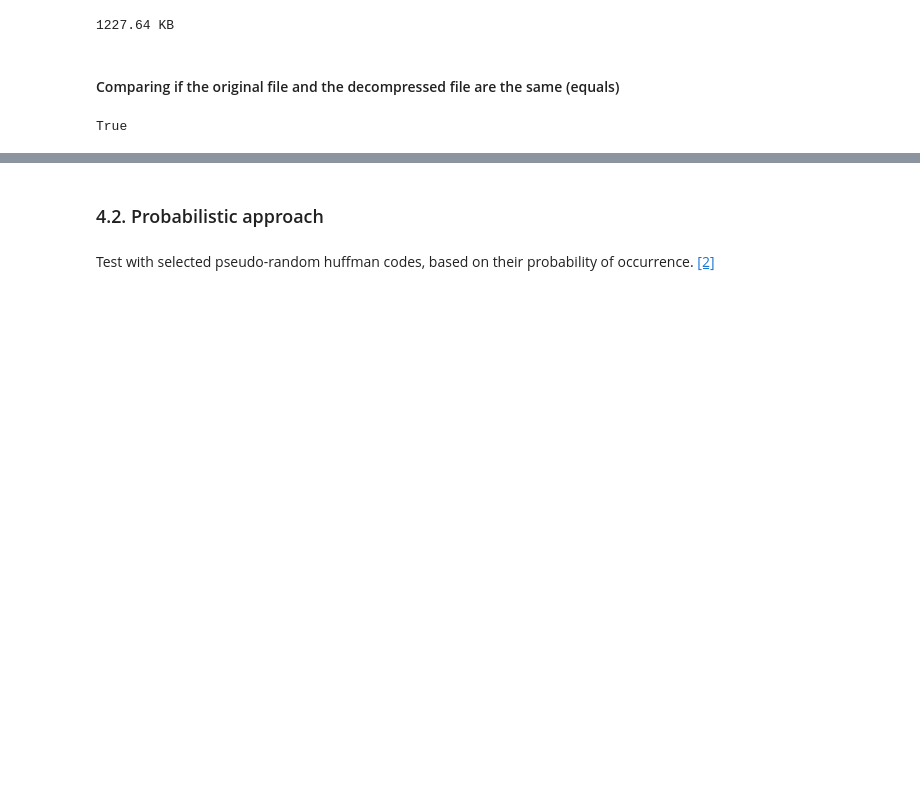
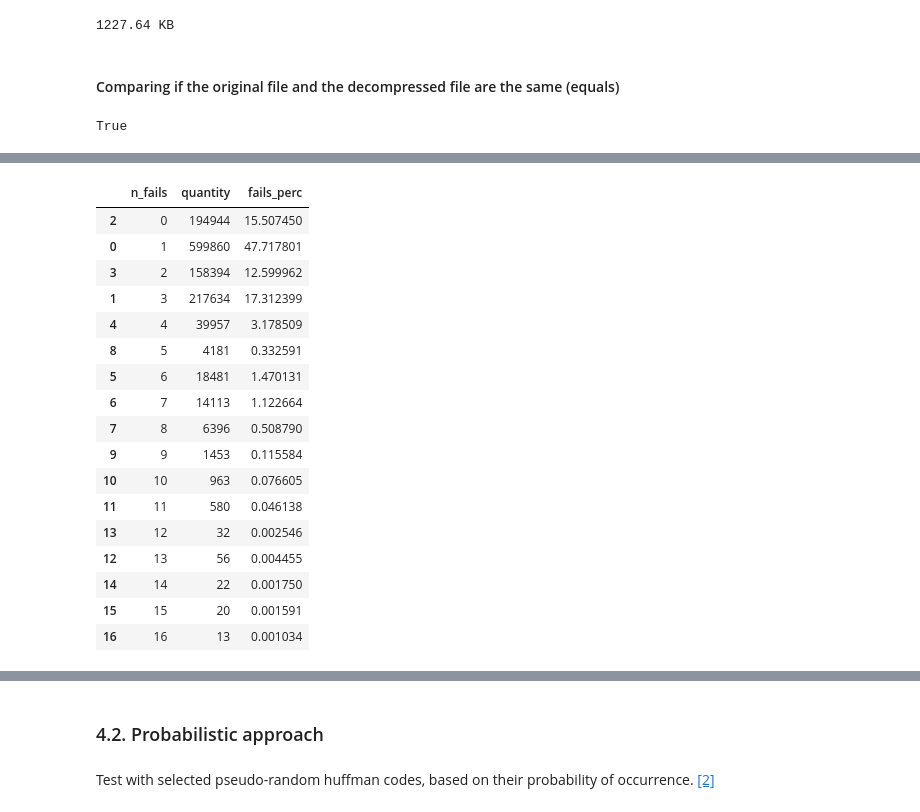
Before and after one commit to ansegura7/DataCompression, a Jupyter notebook: code/HuffmanCode.ipynb, the cells around one changed output, grey strips where cells are left out. Cells and saved outputs as stored; diff of their text form; code cells hidden in the pictures; blank space fills up the shorter version.

```diff
--- a/code/HuffmanCode.ipynb
+++ b/code/HuffmanCode.ipynb
@@ -447,0 +475,26 @@ True
+# %%
+# Calculate distribution
+fails_dist = Counter(fails_list)
+df_fails_dist = pd.DataFrame.from_records(fails_dist.most_common(), columns = ['n_fails', 'quantity'])
+df_fails_dist["fails_perc"] = 100 * df_fails_dist.quantity / len(fails_list)
+df_fails_dist = df_fails_dist.sort_values(by=['n_fails'])
+df_fails_dist
+# %% [output]
+|  | n_fails | quantity | fails_perc |
+| 2 | 0 | 194944 | 15.507450 |
+| 0 | 1 | 599860 | 47.717801 |
+| 3 | 2 | 158394 | 12.599962 |
+| 1 | 3 | 217634 | 17.312399 |
+| 4 | 4 | 39957 | 3.178509 |
+| 8 | 5 | 4181 | 0.332591 |
+| 5 | 6 | 18481 | 1.470131 |
+| 6 | 7 | 14113 | 1.122664 |
+| 7 | 8 | 6396 | 0.508790 |
+| 9 | 9 | 1453 | 0.115584 |
+| 10 | 10 | 963 | 0.076605 |
+| 11 | 11 | 580 | 0.046138 |
+| 13 | 12 | 32 | 0.002546 |
+| 12 | 13 | 56 | 0.004455 |
+| 14 | 14 | 22 | 0.001750 |
+| 15 | 15 | 20 | 0.001591 |
+| 16 | 16 | 13 | 0.001034 |
```
Also changed, not shown: parts of 9 cells of this notebook, 1 other file.
